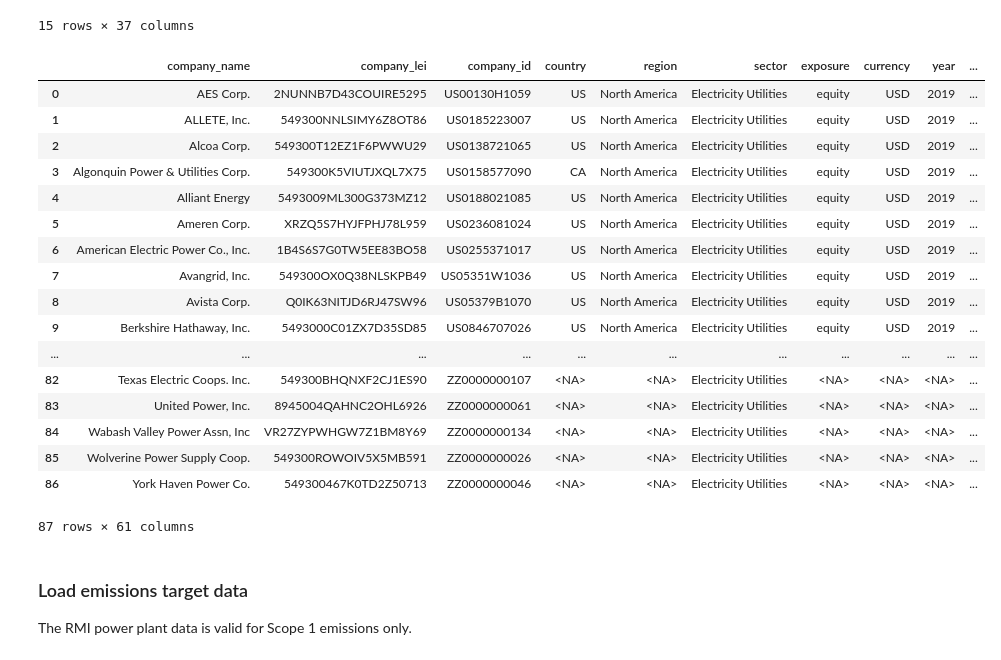
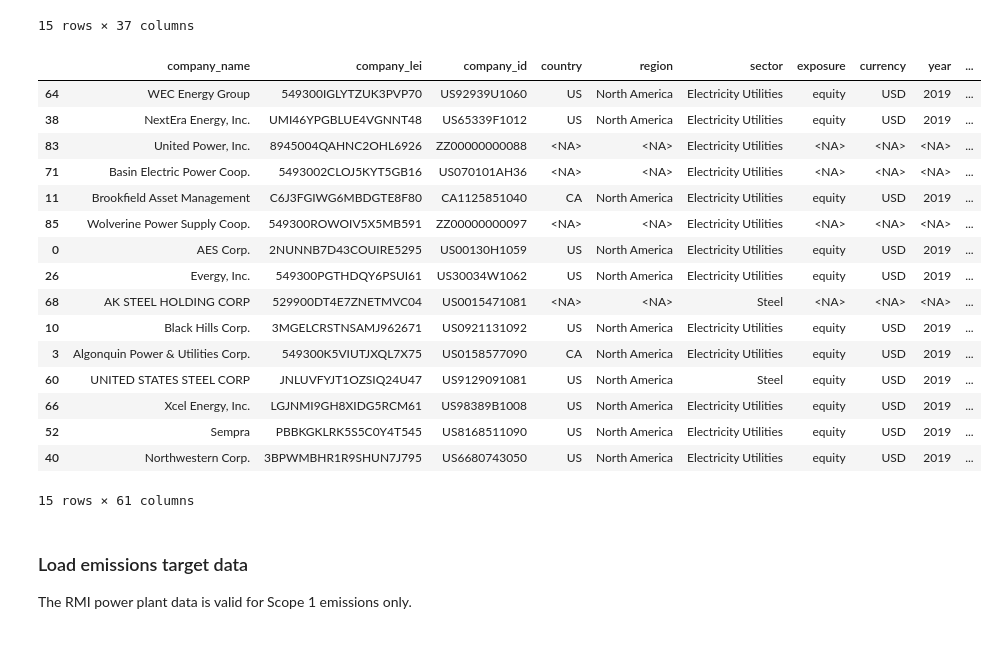
Before and after one commit to os-climate/itr-data-pipeline, a Jupyter notebook: notebooks/ITR-data-production.ipynb, the cells around one changed output. Drawn from its saved outputs; the diff is of its cells as text; code cells hidden in the pictures.

```diff
--- a/notebooks/ITR-data-production.ipynb
+++ b/notebooks/ITR-data-production.ipynb
@@ -519,6 +544,8 @@ for scope in scopes:
     rmi_emissions_df["ghg_" + scope] = rmi_emissions_df["ghg_" + scope].astype('pint[Mt CO2]')
     rmi_emissions_df["ei_" + scope] = rmi_emissions_df["ei_" + scope].astype('pint[Mt CO2/TWh]')
 rmi_emissions_df["production"] = rmi_emissions_df["production"].astype('pint[TWh]')
+rmi_emissions_df["ghg_s1s2"] = rmi_emissions_df["ghg_s1"] + rmi_emissions_df["ghg_s2"]
+rmi_emissions_df["ei_s1s2"] = rmi_emissions_df["ghg_s1s2"] / rmi_emissions_df["production"]
 template_rmi_df = rmi_emissions_df.pivot(index=None, columns='year')
 
 # Put column names into YYYY_metric order (Multi-index has this order inverted)
@@ -641,40 +668,43 @@ template_steel_df
 # %%
 pd.options.display.max_rows = 99
 pd.options.display.max_columns = 49
 template_df = pd.concat([financial_df, pd.concat([template_steel_df, template_rmi_df])], axis=1).dropna(thresh=16).drop(columns=['company_cash_equivalents', 'company_debt'], axis=1)
 template_df.loc[pd.IndexSlice[:, :, :, ['Electricity Utilities']], ['emissions_metric', 'production_metric']] = ['Mt CO2', 'TWh']
 template_df = template_df.reset_index()
 cols = template_df.columns.tolist()
 cols = cols[:3] + cols[4:6] + [cols[3]] + cols[6:]
 template_df = template_df[cols]
 for col in cols:
     if col.startswith('2020_'):
         col_index = template_df.columns.get_loc(col)
         for year in [2022, 2021]:
             newcol = col.replace('2020', str(year))
             template_df.insert(col_index+1, newcol, np.nan)
-display(template_df)
+            if '_ghg_' in newcol:
+                template_df.loc[:, newcol] = template_df['emissions_metric'].map(lambda x: Q_(np.nan, x))
+            else:
+                template_df.loc[:, newcol] = template_df['production_metric'].map(lambda x: Q_(np.nan, x))
+display(template_df.sample(15))
 pd.reset_option("display.max_rows")
 pd.reset_option("display.max_columns")
 # %% [output]
 |  | company_name | company_lei | company_id | country | region | sector | exposure | currency | year | ... |
+| 64 | WEC Energy Group | 549300IGLYTZUK3PVP70 | US92939U1060 | US | North America | Electricity Utilities | equity | USD | 2019 | ... |
+| 38 | NextEra Energy, Inc. | UMI46YPGBLUE4VGNNT48 | US65339F1012 | US | North America | Electricity Utilities | equity | USD | 2019 | ... |
+| 83 | United Power, Inc. | 8945004QAHNC2OHL6926 | ZZ00000000088 | <NA> | <NA> | Electricity Utilities | <NA> | <NA> | <NA> | ... |
+| 71 | Basin Electric Power Coop. | 5493002CLOJ5KYT5GB16 | US070101AH36 | <NA> | <NA> | Electricity Utilities | <NA> | <NA> | <NA> | ... |
+| 11 | Brookfield Asset Management | C6J3FGIWG6MBDGTE8F80 | CA1125851040 | CA | North America | Electricity Utilities | equity | USD | 2019 | ... |
+| 85 | Wolverine Power Supply Coop. | 549300ROWOIV5X5MB591 | ZZ00000000097 | <NA> | <NA> | Electricity Utilities | <NA> | <NA> | <NA> | ... |
 | 0 | AES Corp. | 2NUNNB7D43COUIRE5295 | US00130H1059 | US | North America | Electricity Utilities | equity | USD | 2019 | ... |
-| 1 | ALLETE, Inc. | 549300NNLSIMY6Z8OT86 | US0185223007 | US | North America | Electricity Utilities | equity | USD | 2019 | ... |
-| 2 | Alcoa Corp. | 549300T12EZ1F6PWWU29 | US0138721065 | US | North America | Electricity Utilities | equity | USD | 2019 | ... |
+| 26 | Evergy, Inc. | 549300PGTHDQY6PSUI61 | US30034W1062 | US | North America | Electricity Utilities | equity | USD | 2019 | ... |
+| 68 | AK STEEL HOLDING CORP | 529900DT4E7ZNETMVC04 | US0015471081 | <NA> | <NA> | Steel | <NA> | <NA> | <NA> | ... |
+| 10 | Black Hills Corp. | 3MGELCRSTNSAMJ962671 | US0921131092 | US | North America | Electricity Utilities | equity | USD | 2019 | ... |
 | 3 | Algonquin Power & Utilities Corp. | 549300K5VIUTJXQL7X75 | US0158577090 | CA | North America | Electricity Utilities | equity | USD | 2019 | ... |
-| 4 | Alliant Energy | 5493009ML300G373MZ12 | US0188021085 | US | North America | Electricity Utilities | equity | USD | 2019 | ... |
-| 5 | Ameren Corp. | XRZQ5S7HYJFPHJ78L959 | US0236081024 | US | North America | Electricity Utilities | equity | USD | 2019 | ... |
-| 6 | American Electric Power Co., Inc. | 1B4S6S7G0TW5EE83BO58 | US0255371017 | US | North America | Electricity Utilities | equity | USD | 2019 | ... |
-| 7 | Avangrid, Inc. | 549300OX0Q38NLSKPB49 | US05351W1036 | US | North America | Electricity Utilities | equity | USD | 2019 | ... |
-| 8 | Avista Corp. | Q0IK63NITJD6RJ47SW96 | US05379B1070 | US | North America | Electricity Utilities | equity | USD | 2019 | ... |
-| 9 | Berkshire Hathaway, Inc. | 5493000C01ZX7D35SD85 | US0846707026 | US | North America | Electricity Utilities | equity | USD | 2019 | ... |
-| ... | ... | ... | ... | ... | ... | ... | ... | ... | ... | ... |
-| 82 | Texas Electric Coops. Inc. | 549300BHQNXF2CJ1ES90 | ZZ0000000107 | <NA> | <NA> | Electricity Utilities | <NA> | <NA> | <NA> | ... |
-| 83 | United Power, Inc. | 8945004QAHNC2OHL6926 | ZZ0000000061 | <NA> | <NA> | Electricity Utilities | <NA> | <NA> | <NA> | ... |
-| 84 | Wabash Valley Power Assn, Inc | VR27ZYPWHGW7Z1BM8Y69 | ZZ0000000134 | <NA> | <NA> | Electricity Utilities | <NA> | <NA> | <NA> | ... |
-| 85 | Wolverine Power Supply Coop. | 549300ROWOIV5X5MB591 | ZZ0000000026 | <NA> | <NA> | Electricity Utilities | <NA> | <NA> | <NA> | ... |
-| 86 | York Haven Power Co. | 549300467K0TD2Z50713 | ZZ0000000046 | <NA> | <NA> | Electricity Utilities | <NA> | <NA> | <NA> | ... |
+| 60 | UNITED STATES STEEL CORP | JNLUVFYJT1OZSIQ24U47 | US9129091081 | US | North America | Steel | equity | USD | 2019 | ... |
+| 66 | Xcel Energy, Inc. | LGJNMI9GH8XIDG5RCM61 | US98389B1008 | US | North America | Electricity Utilities | equity | USD | 2019 | ... |
+| 52 | Sempra | PBBKGKLRK5S5C0Y4T545 | US8168511090 | US | North America | Electricity Utilities | equity | USD | 2019 | ... |
+| 40 | Northwestern Corp. | 3BPWMBHR1R9SHUN7J795 | US6680743050 | US | North America | Electricity Utilities | equity | USD | 2019 | ... |
-87 rows × 61 columns
+15 rows × 61 columns
 # %%
 with pd.ExcelWriter("../data/processed/template-20220415-output.xlsx", datetime_format="YYYY") as writer:
     template_df.to_excel(writer, sheet_name="ITR input data", index=False)
```
Also changed, not shown: parts of 30 cells of this notebook.
